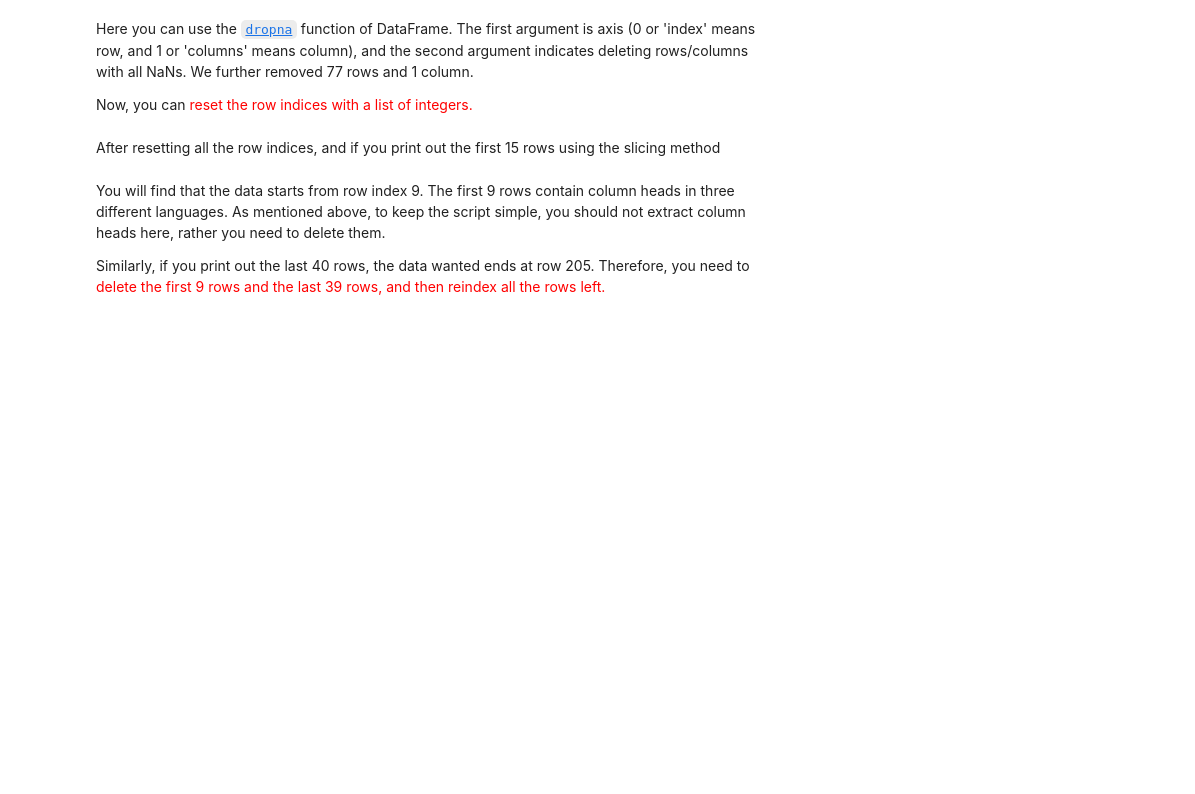
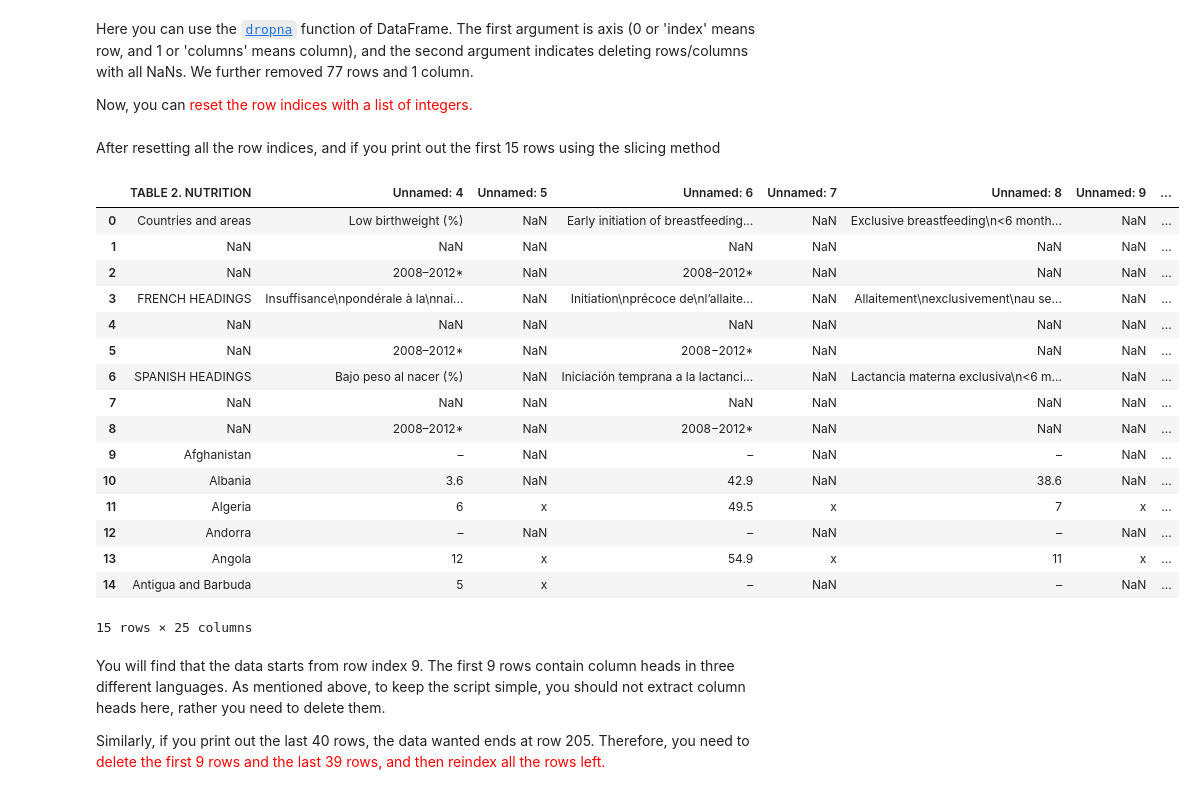
Before and after one commit to PHLP-Neo/Portfolio, a Jupyter notebook: MonashCourseWork/FIT5196/Week3/week_3_applied_session_student.ipynb, the cells around one changed output. Saved outputs shown, nothing was run; the diff lists cells and outputs as text; code cells hidden in the pictures; blank space fills up the shorter version.

```diff
--- a/MonashCourseWork/FIT5196/Week3/week_3_applied_session_student.ipynb
+++ b/MonashCourseWork/FIT5196/Week3/week_3_applied_session_student.ipynb
@@ -192,3 +218,5 @@ which corresponds to remove two columns, labeled "Unnamed: 2" and "Unnamed: 3" i
 To do this, you can use DataFrame's [`drop()`](https://pandas.pydata.org/docs/generated/pandas.DataFrame.drop.html) function,
 which returns a new object with labels in requested axis removed.
 You will frequently use this function later in this section.
+# %%
+df = df.drop(columns=["Unnamed: 2", "Unnamed: 3"])
@@ -196,3 +240,9 @@ You will frequently use this function later in this section.
 Now you should have 26 columns.
 
 Next, you can <font color = "red"> remove all the rows and columns that are empty </font>, i.e., only contains NaNs.
+# %%
+df = df.dropna(axis=0, how='all')
+df = df.dropna(axis=1, how='all')
+# %%
+df = df.reset_index(drop=True)
+df.shape
@@ -205,6 +257,26 @@ Now, you can <font color = "red"> reset the row indices with a list of integers.
 # %% [markdown]
 After resetting all the row indices, and if you print out the
 first 15 rows using the slicing method
+# %%
+df.head(15)
+# %% [output]
+|  | TABLE 2. NUTRITION | Unnamed: 4 | Unnamed: 5 | Unnamed: 6 | Unnamed: 7 | Unnamed: 8 | Unnamed: 9 | ... |
+| 0 | Countries and areas | Low birthweight (%) | NaN | Early initiation of breastfeeding... | NaN | Exclusive breastfeeding\n<6 month... | NaN | ... |
+| 1 | NaN | NaN | NaN | NaN | NaN | NaN | NaN | ... |
+| 2 | NaN | 2008–2012* | NaN | 2008–2012* | NaN | NaN | NaN | ... |
+| 3 | FRENCH HEADINGS | Insuffisance\npondérale à la\nnai... | NaN | Initiation\nprécoce de\nl’allaite... | NaN | Allaitement\nexclusivement\nau se... | NaN | ... |
+| 4 | NaN | NaN | NaN | NaN | NaN | NaN | NaN | ... |
+| 5 | NaN | 2008–2012* | NaN | 2008−2012* | NaN | NaN | NaN | ... |
+| 6 | SPANISH HEADINGS | Bajo peso al nacer (%) | NaN | Iniciación temprana a la lactanci... | NaN | Lactancia materna exclusiva\n<6 m... | NaN | ... |
+| 7 | NaN | NaN | NaN | NaN | NaN | NaN | NaN | ... |
+| 8 | NaN | 2008–2012* | NaN | 2008−2012* | NaN | NaN | NaN | ... |
+| 9 | Afghanistan | – | NaN | – | NaN | – | NaN | ... |
+| 10 | Albania | 3.6 | NaN | 42.9 | NaN | 38.6 | NaN | ... |
+| 11 | Algeria | 6 | x | 49.5 | x | 7 | x | ... |
+| 12 | Andorra | – | NaN | – | NaN | – | NaN | ... |
+| 13 | Angola | 12 | x | 54.9 | x | 11 | x | ... |
+| 14 | Antigua and Barbuda | 5 | x | – | NaN | – | NaN | ... |
+15 rows × 25 columns
 # %% [markdown]
 
 You will find that the data starts from row index 9.
```
Also changed, not shown: parts of 51 cells of this notebook, 1 other file.
